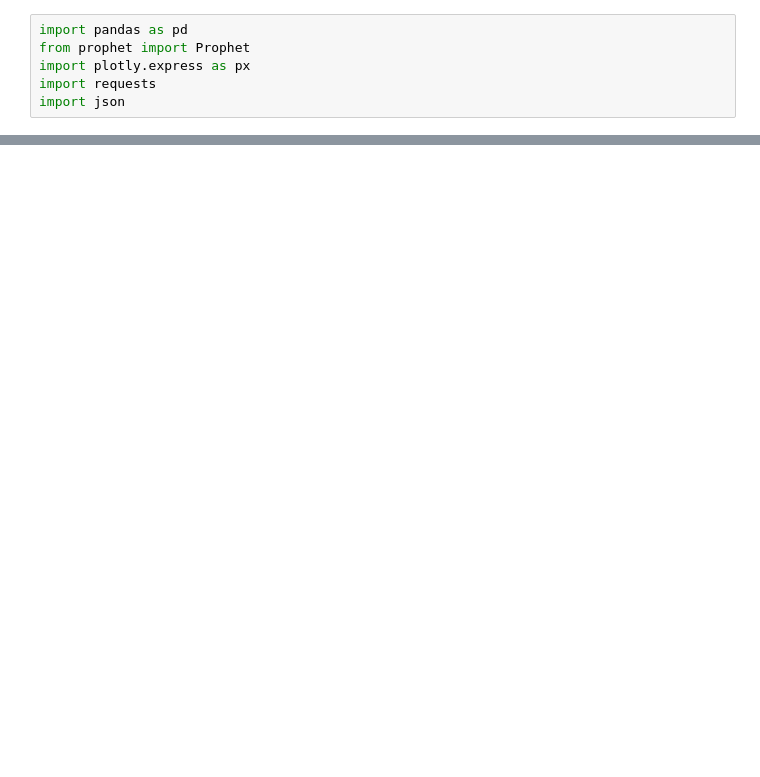
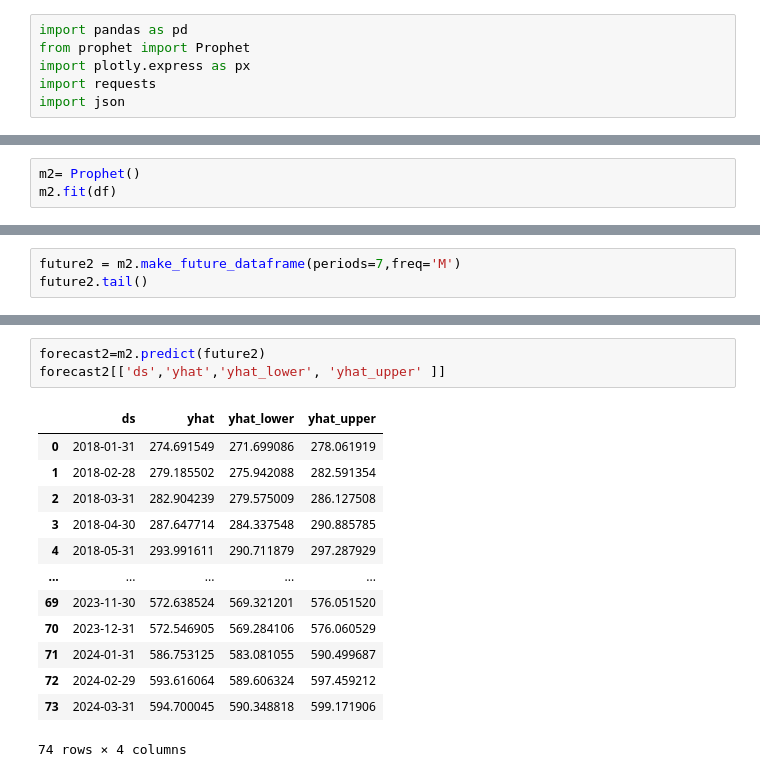
Before and after one commit to leowader/api-monitoreo-financiero, a Jupyter notebook: src/data/prediccionesDeuda.ipynb, the cells around one changed output, grey strips where cells are left out. Drawn from its saved outputs; the diff is of its cells as text; blank space fills up the shorter version.

```diff
--- a/src/data/prediccionesDeuda.ipynb
+++ b/src/data/prediccionesDeuda.ipynb
@@ -16,0 +89,3 @@ df.head()
+# %%
+m2= Prophet()
+m2.fit(df)
@@ -16,0 +96,3 @@ df.head()
+# %%
+future2 = m2.make_future_dataframe(periods=7,freq='M')
+future2.tail()
@@ -16,0 +106,17 @@ df.head()
+# %%
+forecast2=m2.predict(future2)
+forecast2[['ds','yhat','yhat_lower', 'yhat_upper' ]]
+# %% [output]
+|  | ds | yhat | yhat_lower | yhat_upper |
+| 0 | 2018-01-31 | 274.691549 | 271.699086 | 278.061919 |
+| 1 | 2018-02-28 | 279.185502 | 275.942088 | 282.591354 |
+| 2 | 2018-03-31 | 282.904239 | 279.575009 | 286.127508 |
+| 3 | 2018-04-30 | 287.647714 | 284.337548 | 290.885785 |
+| 4 | 2018-05-31 | 293.991611 | 290.711879 | 297.287929 |
+| ... | ... | ... | ... | ... |
+| 69 | 2023-11-30 | 572.638524 | 569.321201 | 576.051520 |
+| 70 | 2023-12-31 | 572.546905 | 569.284106 | 576.060529 |
+| 71 | 2024-01-31 | 586.753125 | 583.081055 | 590.499687 |
+| 72 | 2024-02-29 | 593.616064 | 589.606324 | 597.459212 |
+| 73 | 2024-03-31 | 594.700045 | 590.348818 | 599.171906 |
+74 rows × 4 columns
```
Also changed, not shown: parts of 13 cells of this notebook, 2 other files.
